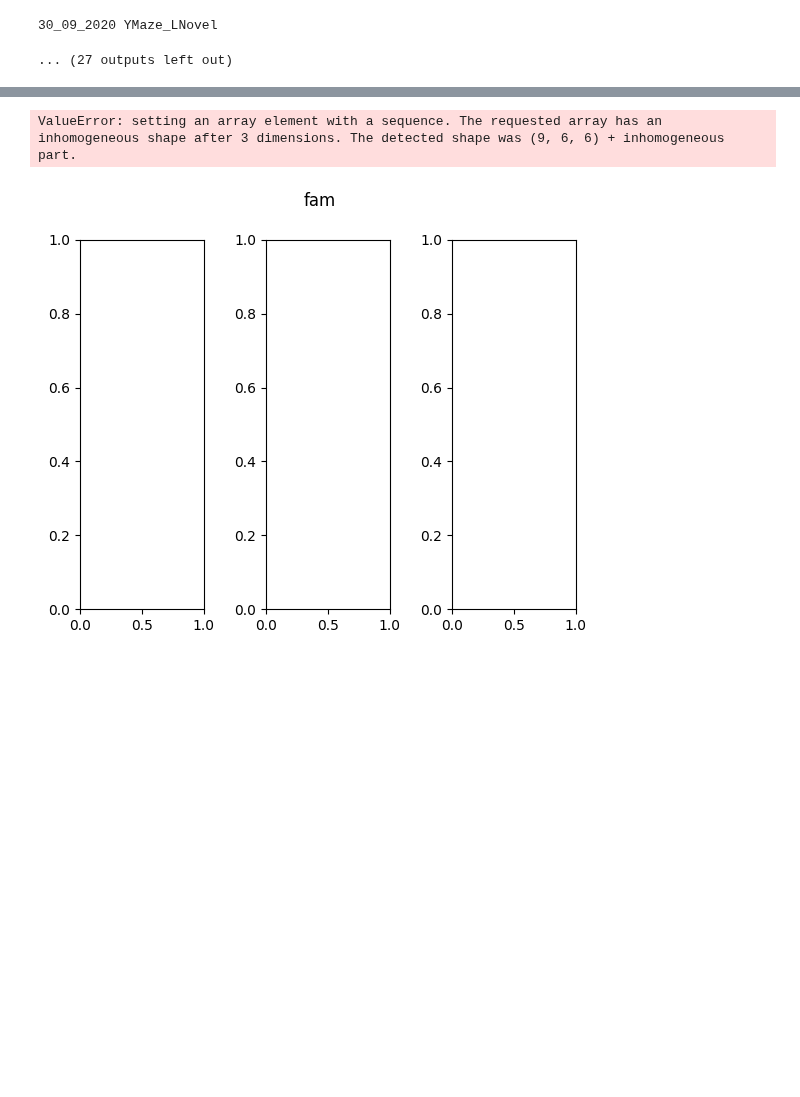
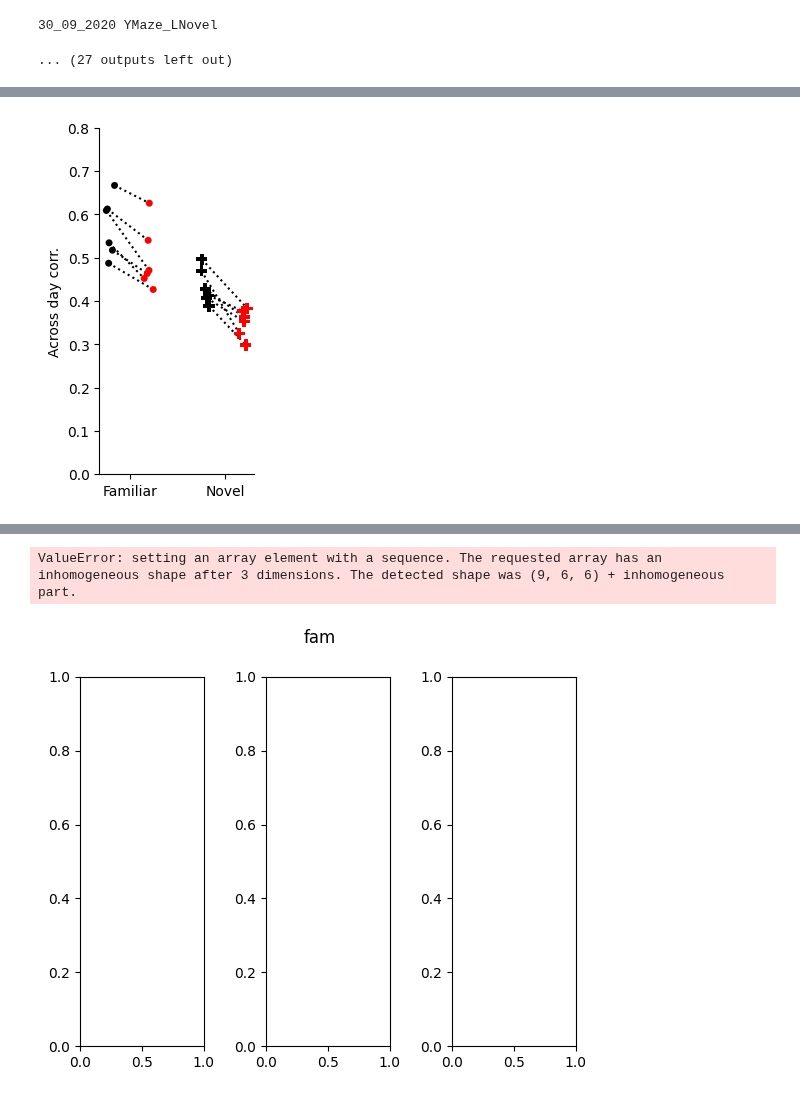
Before and after one commit to GiocomoLab/STX3KO_analyses, a Jupyter notebook: notebooks/figure2/pv_cross_corr.ipynb, the cells around one changed output, grey strips where cells are left out. Drawn from its saved outputs; the diff is of its cells as text; code cells hidden in the pictures; blank space fills up the shorter version.

```diff
--- a/notebooks/figure2/pv_cross_corr.ipynb
+++ b/notebooks/figure2/pv_cross_corr.ipynb
@@ -151,0 +413,31 @@ for ttype in ['fam', 'nov']:
+# %%
+import seaborn as sns
+fig, ax = plt.subplots(1,1,figsize=[2,4.5], sharex=True, sharey=True)
+
+tmp_df = df.groupby(['chan', 'mouse', 'ttype'])['next_day_corr'].mean().reset_index()
+tmp_df['tmp_x'] = tmp_df['ttype']=='fam'
+sns.stripplot(data = tmp_df.loc[tmp_df['ttype']=='fam'],
+              x='tmp_x', y='next_day_corr', hue='chan', hue_order=['channel_1', 'channel_0'],
+              palette=['black','red'],ax=ax, legend=False, dodge=True)
+
+sns.stripplot(data = tmp_df.loc[tmp_df['ttype']=='nov'],
+              x='tmp_x', y='next_day_corr', hue='chan', hue_order=['channel_1', 'channel_0'],
+              palette=['black','red'],ax=ax, legend=False, dodge=True, marker='P', s=8)
+
+for d in (0,2):
+    for (x0, y0), (x1, y1) in zip(ax.collections[d].get_offsets(), ax.collections[d+1].get_offsets()):
+        ax.plot([x0, x1], [y0, y1], color='black', ls=':', zorder=0)
+
+ax.set_ylim([0,.8])
+
+ax.set_ylabel('Across day corr.')
+ax.set_xlabel('')
+ax.set_xticks([0,1], labels=['Familiar', 'Novel'])
+
+
+ax.spines['top'].set_visible(False)
+ax.spines['right'].set_visible(False)
+
+fig.savefig(figdir / "chan_comparison_fam_v_nov.pdf")
+# %% [output]
+[figure, added]
```
Also changed, not shown: parts of 11 cells of this notebook, 18 other files.
